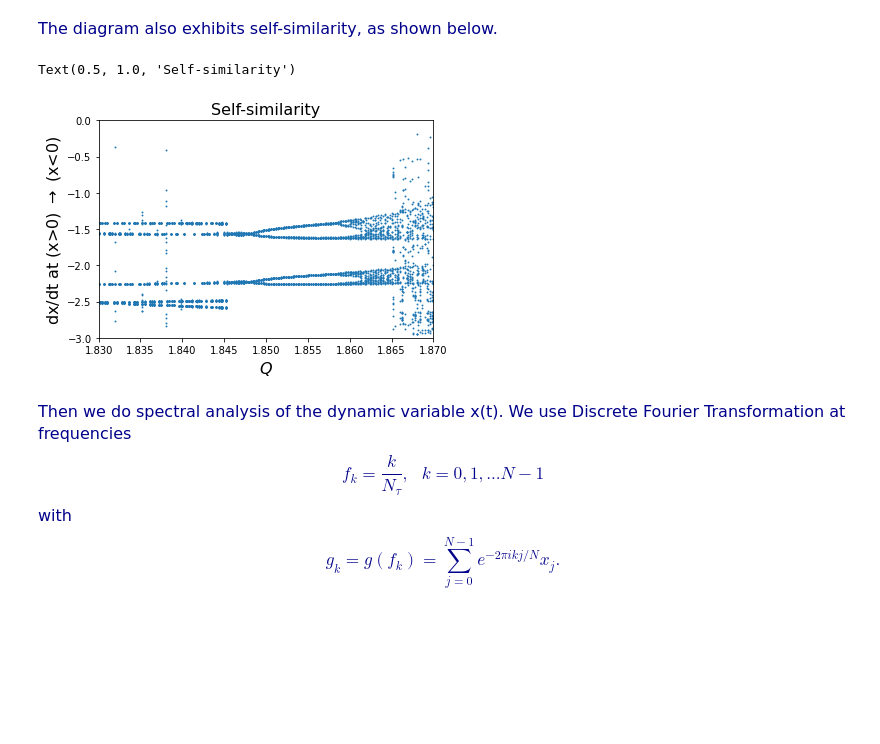
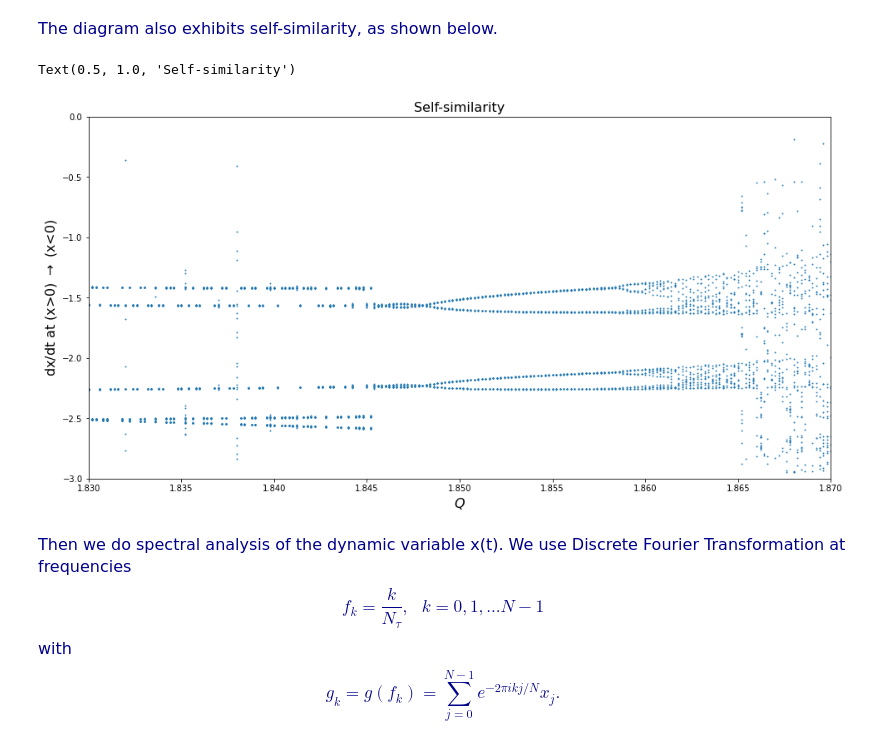
Before and after one commit to hylu666/hku-physics4150, a Jupyter notebook: Solving_Differential_Equations/Differential_Equations_2_Chaotic_Driven_Pendulum.ipynb, the cells around one changed output. Saved outputs shown, nothing was run; the diff lists cells and outputs as text; code cells hidden in the pictures; blank space fills up the shorter version.

```diff
--- a/Solving_Differential_Equations/Differential_Equations_2_Chaotic_Driven_Pendulum.ipynb
+++ b/Solving_Differential_Equations/Differential_Equations_2_Chaotic_Driven_Pendulum.ipynb
@@ -271,15 +272,16 @@ Text(0.5, 1.0, 'Bifurcation diagram')
 # %% [markdown]
 <font  face=Times color=darkblue size=3> The diagram also exhibits self-similarity, as shown below.
 # %%
+plt.figure(figsize=(16,8))
 plt.scatter(Q_bif,v_bif,s=0.8)
 plt.xlim(1.83,1.87)
 plt.ylim(-3,0)
 plt.ylabel(r"dx/dt at (x>0) $\rightarrow$ (x<0)",size=16)
 plt.xlabel(r"$Q$",size=16)
 plt.title("Self-similarity",size=16)
 # %% [output]
 Text(0.5, 1.0, 'Self-similarity')
-[figure, old version]
+[figure, new version]
 # %% [markdown]
 <font  face=Times color=darkblue size=3> Then we do spectral analysis of the dynamic variable x(t). We use Discrete Fourier Transformation at frequencies $$f_k=\frac{k}{N_\tau},\ \ \ k=0,1,...N-1$$ with $$g_k=g(f_k)=\sum_{j=0}^{N-1}e^{-2\pi ikj/N}x_j.$$ Then define the periodogram as an approximation to the power spectrum using the Discrete Fourier transformation as $$P_l(f_k)=\frac{1}{N^2}[|g_k|^2|g_{N-k}^2|]\ \ \ k=1,2,\frac{N}{2}-1;\ \ \ P_l(0)=\frac{1}{N^2}|g_0|^2;\ \ \ P_l(f_{\frac{N}{2}})=\frac{1}{N^2}|g_{\frac{N}{2}}|^2 $$
     <br><br>
```
Also changed, not shown: parts of 5 cells of this notebook.
